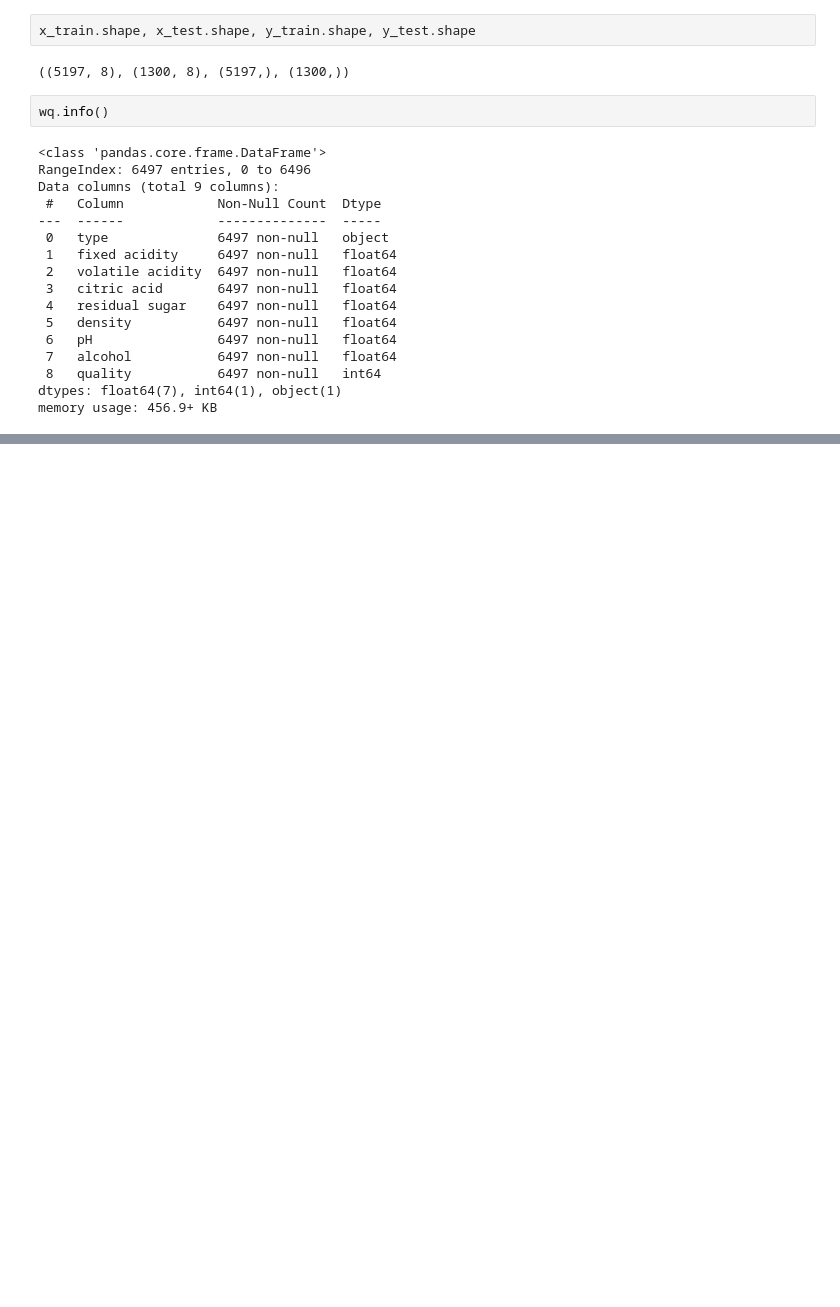
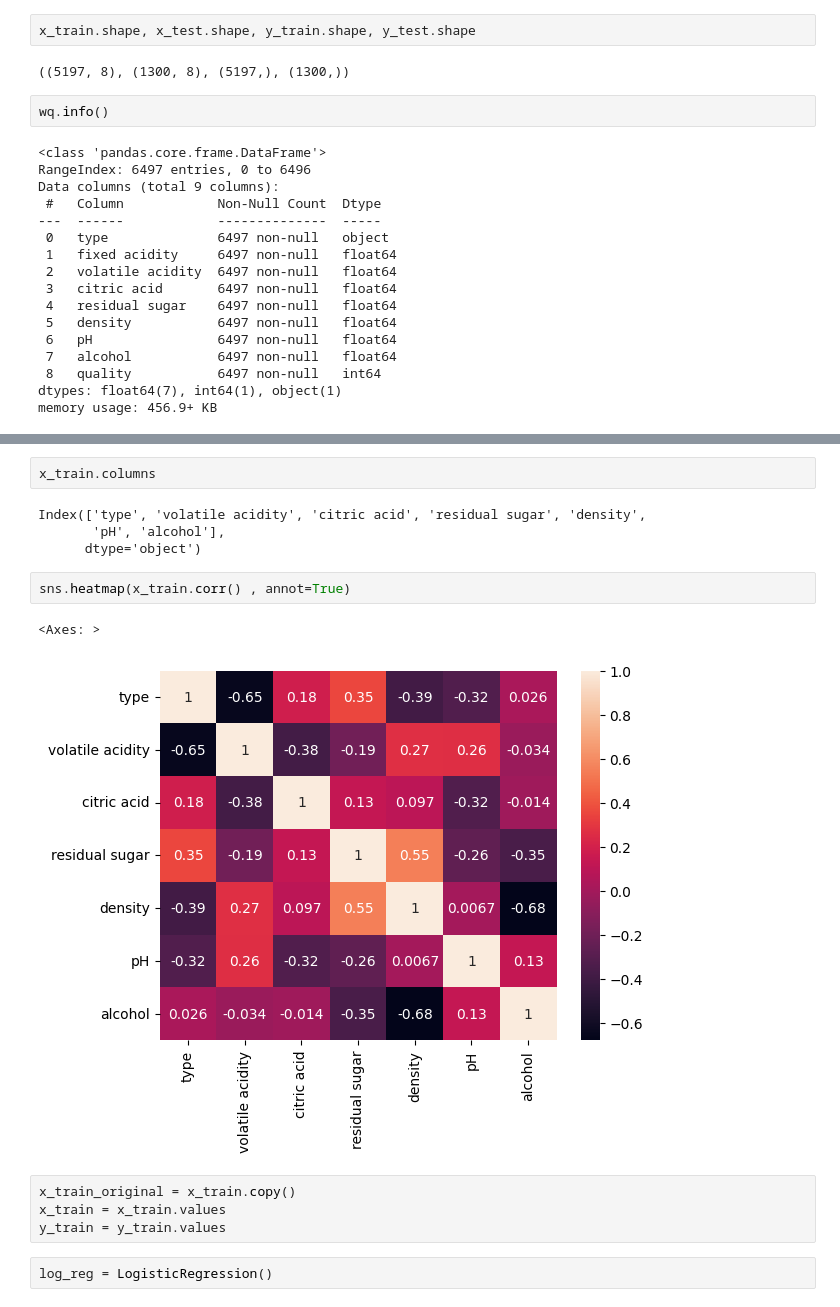
Before and after one commit to YuweAEC/wine_quality_prediction, a Jupyter notebook: data_preprocessing.ipynb, the cells around one changed output, grey strips where cells are left out. Drawn from its saved outputs; the diff is of its cells as text; blank space fills up the shorter version.

```diff
--- a/data_preprocessing.ipynb
+++ b/data_preprocessing.ipynb
@@ -166,0 +201,17 @@ memory usage: 456.9+ KB
+# %%
+x_train.columns
+# %% [output]
+Index(['type', 'volatile acidity', 'citric acid', 'residual sugar', 'density',
+       'pH', 'alcohol'],
+      dtype='object')
+# %%
+sns.heatmap(x_train.corr() , annot=True)
+# %% [output]
+<Axes: >
+[figure, added]
+# %%
+x_train_original = x_train.copy()
+x_train = x_train.values
+y_train = y_train.values
+# %%
+log_reg = LogisticRegression()
```
Also changed, not shown: parts of 11 cells of this notebook, 1 other file.
